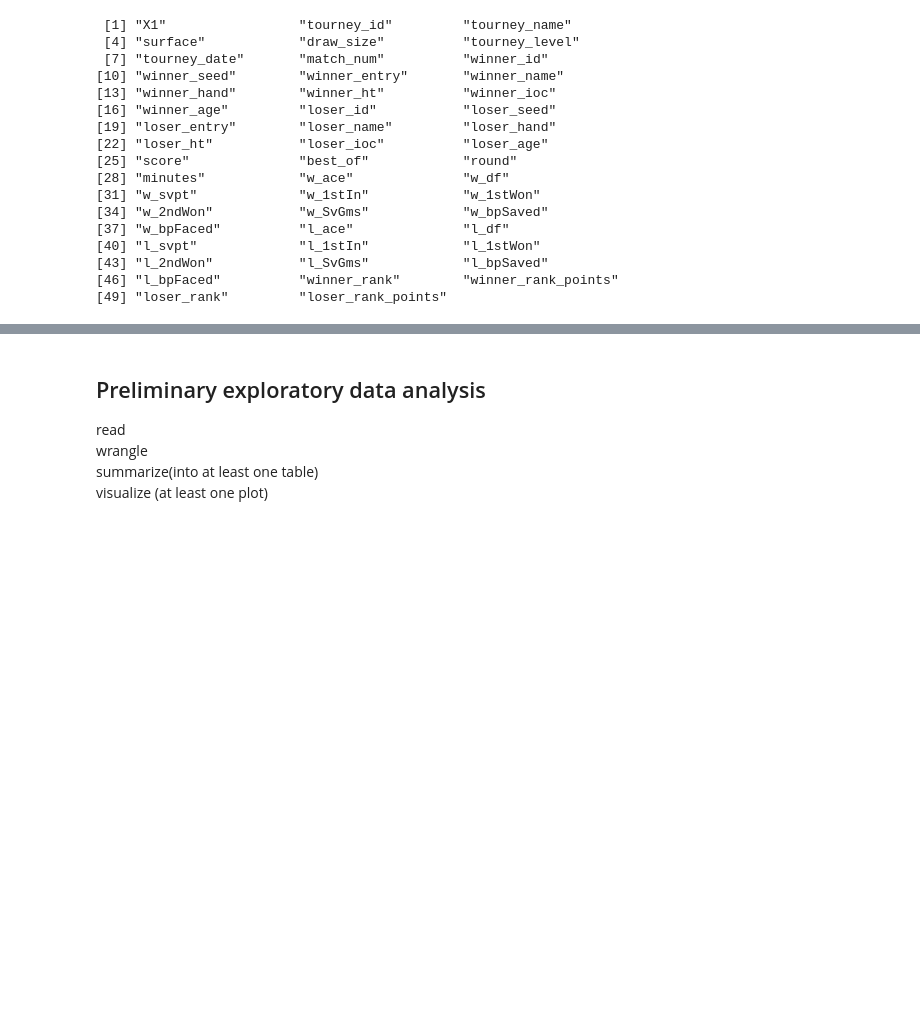
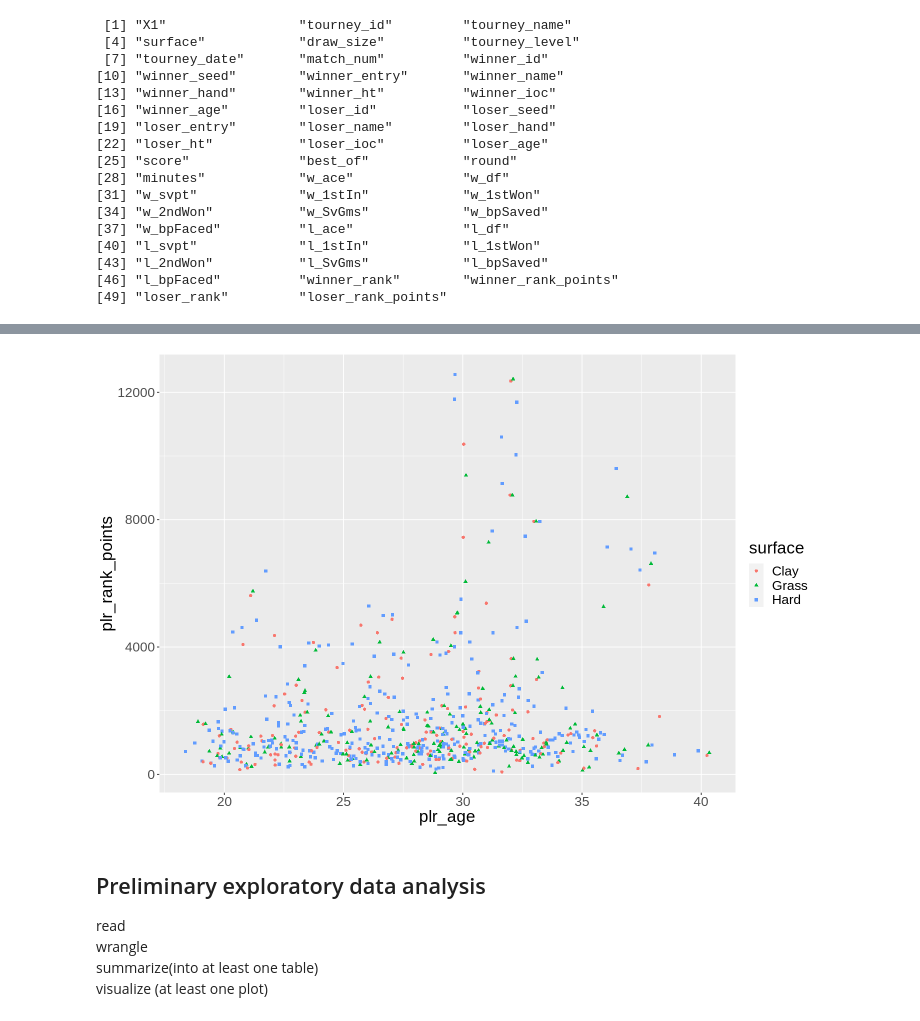
Before and after one commit to SimonYYL/DSCI_100_group19_group_project, a Jupyter notebook: project_proposal_draft.ipynb, the cells around one changed output, grey strips where cells are left out. Saved outputs shown, nothing was run; the diff lists cells and outputs as text; code cells hidden in the pictures; blank space fills up the shorter version.

```diff
--- a/project_proposal_draft.ipynb
+++ b/project_proposal_draft.ipynb
@@ -101,3 +164,17 @@ Warning message:
+# %%
+
+atp_clean <- atp_data_frame %>%
+    filter(tourney_level == "G") %>%
+    select(surface,
+           plr_hand = winner_hand, plr_ht = winner_ht, plr_age = winner_age, plr_rank = winner_rank, plr_rank_points = winner_rank_points,
+           opt_hand = loser_hand,  opt_ht = loser_ht,  opt_age = loser_age,  opt_rank =  loser_rank, opt_rank_points = loser_rank_points) %>%
+    ggplot(aes(x=plr_age, y=plr_rank_points)) +
+        geom_point(aes(color=surface, shape=surface)) +
+        theme(text = element_text(size = 20))
+
+atp_clean
+# %% [output]
+[figure, added]
 # %% [markdown]
 ## Preliminary exploratory data analysis
 read
```
Also changed, not shown: parts of 7 cells of this notebook.
